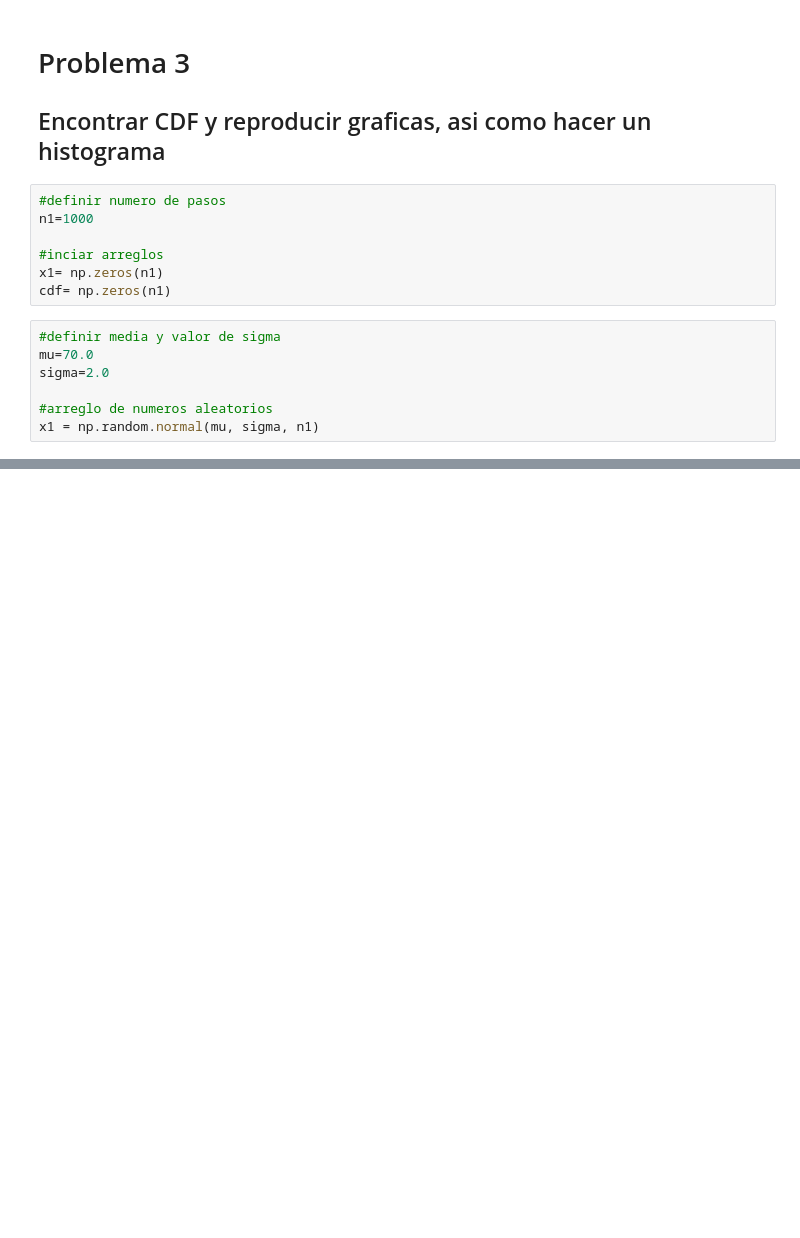
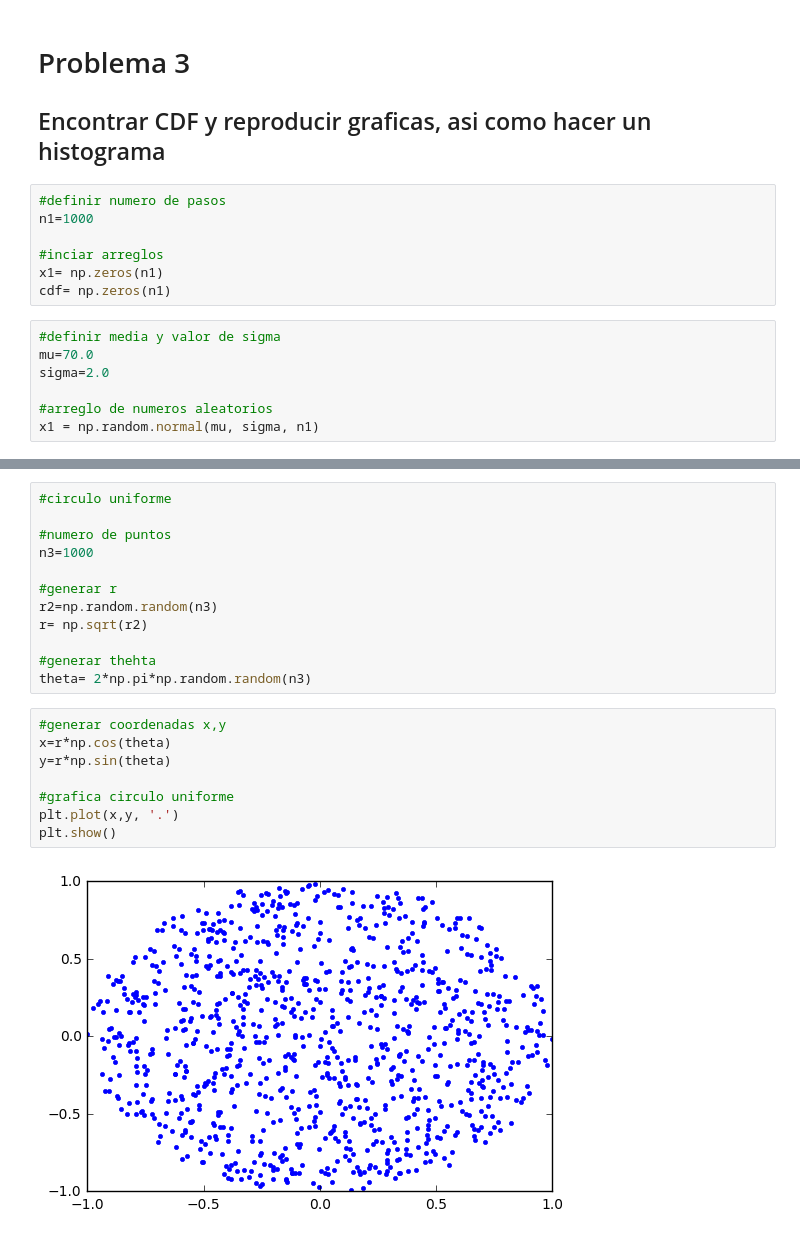
Before and after one commit to Xoca35/Tarea-1, a Jupyter notebook: least_square_method.ipynb, the cells around one changed output, grey strips where cells are left out. Drawn from its saved outputs; the diff is of its cells as text; blank space fills up the shorter version.

```diff
--- a/least_square_method.ipynb
+++ b/least_square_method.ipynb
@@ -131,0 +159,22 @@ plt.show()
+# %%
+#circulo uniforme
+
+#numero de puntos
+n3=1000
+
+#generar r
+r2=np.random.random(n3)
+r= np.sqrt(r2)
+
+#generar thehta
+theta= 2*np.pi*np.random.random(n3)
+# %%
+#generar coordenadas x,y
+x=r*np.cos(theta)
+y=r*np.sin(theta)
+
+#grafica circulo uniforme
+plt.plot(x,y, '.')
+plt.show()
+# %% [output]
+[figure, added]
```
Also changed, not shown: parts of 11 cells of this notebook.
